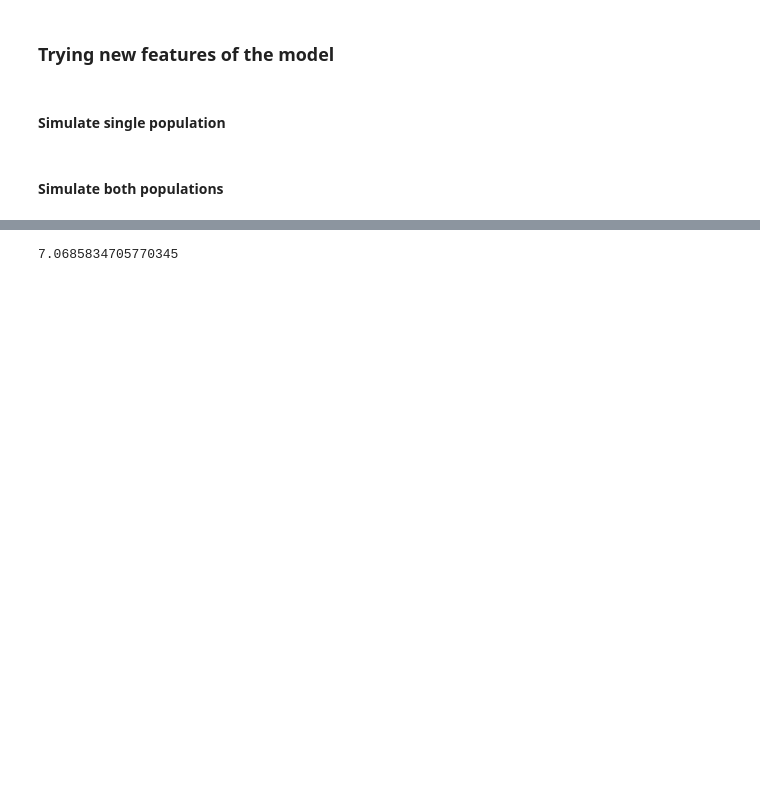
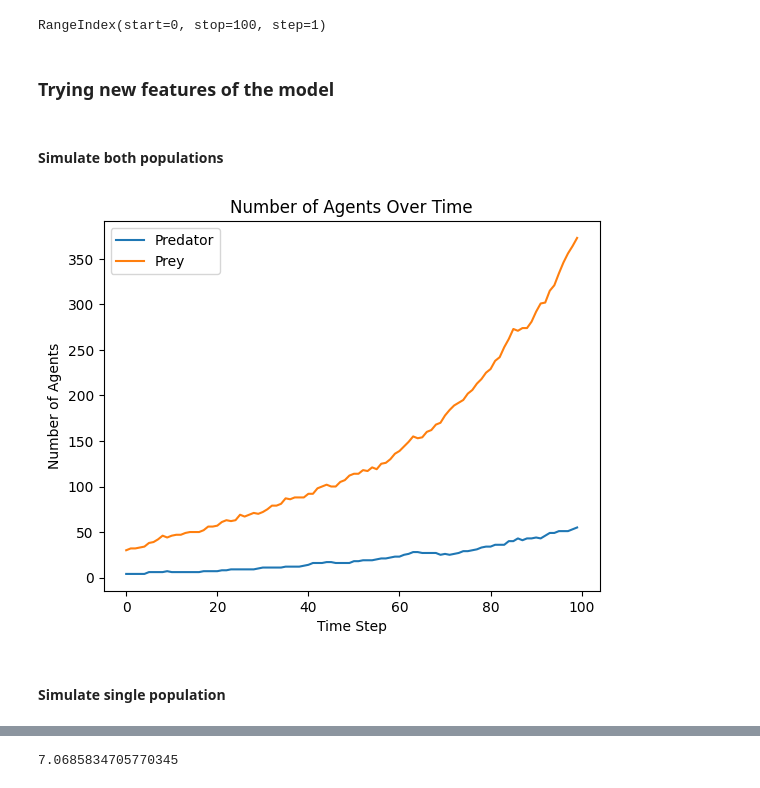
Before and after one commit to IlyaSchneider10/BottMedical_Microbiome, a Jupyter notebook: Play_around.ipynb, the cells around one changed output, grey strips where cells are left out. Saved outputs shown, nothing was run; the diff lists cells and outputs as text; code cells hidden in the pictures; blank space fills up the shorter version.

```diff
--- a/Play_around.ipynb
+++ b/Play_around.ipynb
@@ -7,0 +92,19 @@ from Model_Ilya_Play_Area_Minimized import *
+# %%
+iterations = list(results.keys())
+
+for i in iterations:
+
+    run_data = results[i]
+    run_time, n_predator, n_prey, time_steps = run_data[0], run_data[1], run_data[2], run_data[1].index
+
+    plt.plot(time_steps, n_predator, label = "Predator")
+    plt.plot(time_steps, n_prey, label = "Prey")
+
+# Adding labels and title
+    plt.legend()
+    plt.xlabel('Time Step')
+    plt.ylabel('Number of Agents')
+    plt.title(f"Initial conditions: {i}; run time: {np.round(run_time)} s")
+
+    # Displaying the plot
+    plt.show()
@@ -8,5 +113,41 @@ from Model_Ilya_Play_Area_Minimized import *
+# %%
+iterations = list(results.keys())
+results[iterations[0]][1].index
+# %% [output]
+RangeIndex(start=0, stop=100, step=1)
 # %% [markdown]
 ### Trying new features of the model
+# %% [markdown]
+#### Simulate both populations
+# %%
+#Making x steps with in the model
+x = 100
+
+model = Microbiome(4, 30, False, 25, 25, immediate_killing = False, aggressiveness = 0.01)
+for i in range(x):
+    model.step()
+
+# Check the numbers of agents
+
+agent_num_data = model.datacollector.get_model_vars_dataframe()
+num_of_agents_1 = agent_num_data.loc[:,"Type_a_1"]
+num_of_agents_2 = agent_num_data.loc[:,"Type_a_2"]
+number_of_time_steps = agent_num_data.index
+
+# Plotting the number of agents over time
+plt.plot(number_of_time_steps, num_of_agents_1, label = "Predator")
+plt.plot(number_of_time_steps, num_of_agents_2, label = "Prey")
+
+# Adding labels and title
+plt.legend()
+plt.xlabel('Time Step')
+plt.ylabel('Number of Agents')
+plt.title('Number of Agents Over Time')
+
+# Displaying the plot
+plt.show()
+# %% [output]
+[figure, added]
 # %% [markdown]
 #### Simulate single population
 # %%
@@ -49,5 +190,3 @@ plt.show()
 ### Idea: introduce a feature that modifies microcolony growth when the max cell count is reached
 # DONE 6. Review secretion of antibiotica and the stress reaction
 # 7. Do final artifact checking
-# %% [markdown]
-#### Simulate both populations
```
Also changed, not shown: parts of 9 cells of this notebook, 2 other files.
